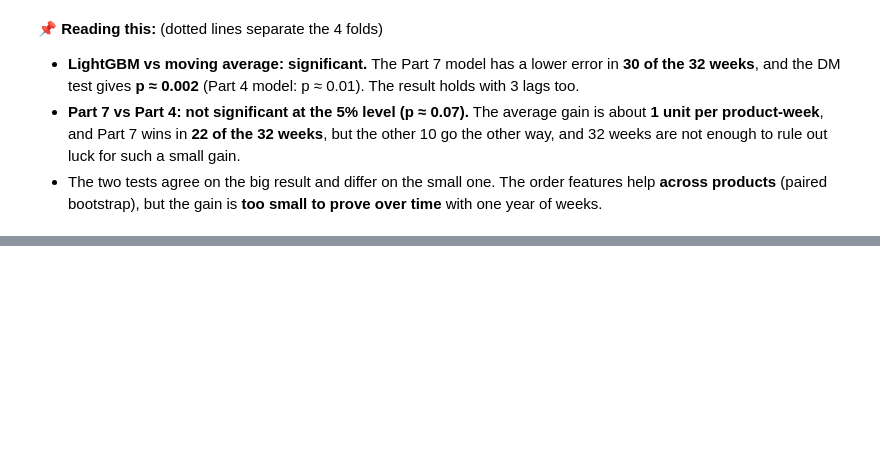
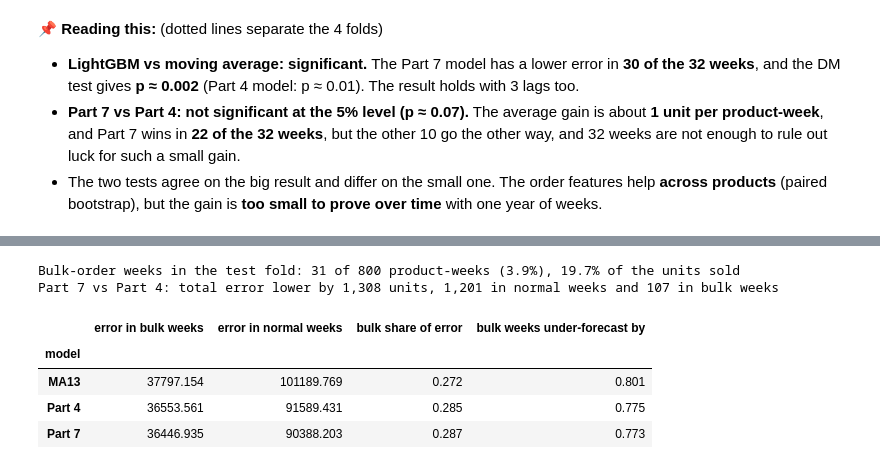
Before and after one commit to Akashbal1209/Demand-Forecasting, a Jupyter notebook: 08_statistical_tests.ipynb, the cells around one changed output, grey strips where cells are left out. Drawn from its saved outputs; the diff is of its cells as text; code cells hidden in the pictures; blank space fills up the shorter version.

```diff
--- a/08_statistical_tests.ipynb
+++ b/08_statistical_tests.ipynb
@@ -247,0 +255,29 @@ plt.show()
+# %%
+e = FOLD_ENDS["test"]
+bulk = A > outlier_fence(Y.iloc[: e + 1]).to_numpy()      # bulk-order product-weeks
+print(f"Bulk-order weeks in the test fold: {bulk.sum()} of {bulk.size} product-weeks ({bulk.mean():.1%}), "
+      f"{A[bulk].sum() / A.sum():.1%} of the units sold")
+
+rows = []
+for name, f in fc["test"].items():
+    err = np.abs(f - A)
+    rows.append({"model": name,
+                 "error in bulk weeks": err[bulk].sum(),
+                 "error in normal weeks": err[~bulk].sum(),
+                 "bulk share of error": err[bulk].sum() / err.sum(),
+                 "bulk weeks under-forecast by": (A[bulk] - f[bulk]).sum() / A[bulk].sum()})
+split = pd.DataFrame(rows).set_index("model")
+
+gain = split.loc["Part 4"] - split.loc["Part 7"]
+total = gain["error in bulk weeks"] + gain["error in normal weeks"]
+print(f"Part 7 vs Part 4: total error lower by {total:,.0f} units, "
+      f"{gain['error in normal weeks']:,.0f} in normal weeks and {gain['error in bulk weeks']:,.0f} in bulk weeks")
+split.round(3)
+# %% [output]
+Bulk-order weeks in the test fold: 31 of 800 product-weeks (3.9%), 19.7% of the units sold
+Part 7 vs Part 4: total error lower by 1,308 units, 1,201 in normal weeks and 107 in bulk weeks
+|  | error in bulk weeks | error in normal weeks | bulk share of error | bulk weeks under-forecast by |
+| model |  |  |  |  |
+| MA13 | 37797.154 | 101189.769 | 0.272 | 0.801 |
+| Part 4 | 36553.561 | 91589.431 | 0.285 | 0.775 |
+| Part 7 | 36446.935 | 90388.203 | 0.287 | 0.773 |
```
Also changed, not shown: parts of 5 cells of this notebook, 2 other files.
